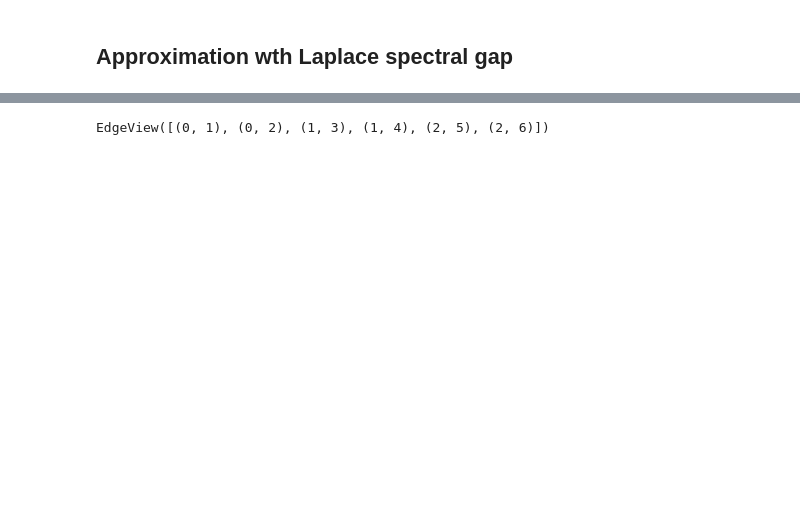
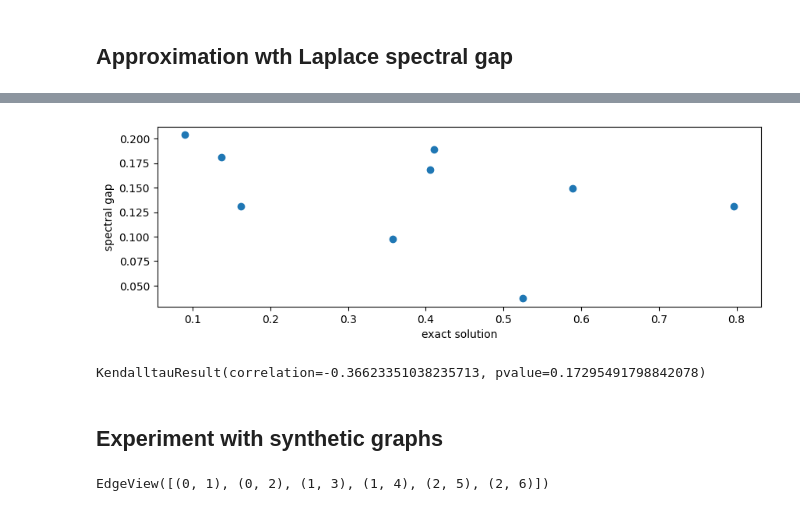
Before and after one commit to Konstantin-Iakovlev/Transport_flows, a Jupyter notebook: MCFP.ipynb, the cells around one changed output, grey strips where cells are left out. Drawn from its saved outputs; the diff is of its cells as text; code cells hidden in the pictures; blank space fills up the shorter version.

```diff
--- a/MCFP.ipynb
+++ b/MCFP.ipynb
@@ -121,3 +227,18 @@ spectral_gap_approx(graph)
+# %%
+plt.figure(figsize=(10, 3))
+sol = [r['solution'] for r in results.values()]
+enn = [r['enn_1e-2'] for r in results.values()]
+plt.scatter(sol, enn)
+plt.xlabel('exact solution')
+plt.ylabel('spectral gap')
+
+plt.show()
+kendalltau(sol, enn)
+# %% [output]
+[figure, added]
+KendalltauResult(correlation=-0.36623351038235713, pvalue=0.17295491798842078)
+# %% [markdown]
+## Experiment with synthetic graphs
 # %%
 g = nx.balanced_tree(2, 2)
 g.edges
```
Also changed, not shown: parts of 13 cells of this notebook.
